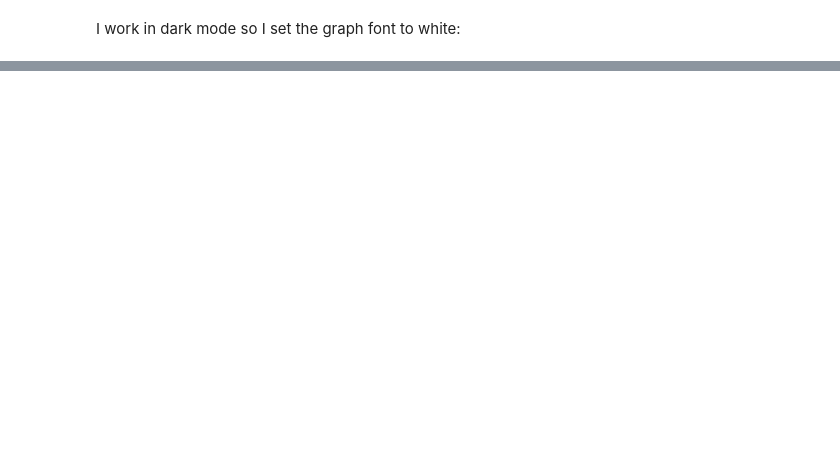
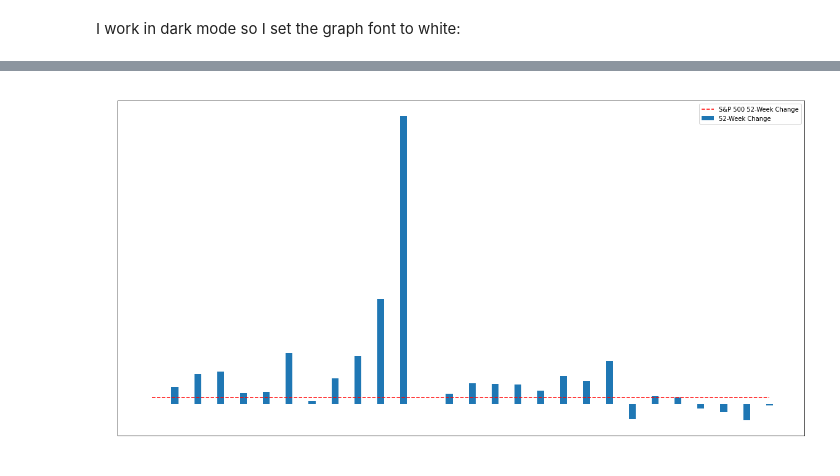
Before and after one commit to tomholmes96/ca-portfolio-opti, a Jupyter notebook: Buffettology.ipynb, the cells around one changed output, grey strips where cells are left out. Drawn from its saved outputs; the diff is of its cells as text; code cells hidden in the pictures; blank space fills up the shorter version.

```diff
--- a/Buffettology.ipynb
+++ b/Buffettology.ipynb
@@ -131,0 +131,34 @@ ax.set_ylabel('Annual Rate of Return');
+# %%
+annual_change = []
+annual_change_sp500 = us_assets[0]['SandP52WeekChange']
+annual_change_sp500_points = [ annual_change_sp500 for p in us_assets + uk_assets ]
+us_annual_change = []
+uk_annual_change = []
+us_annual_change_sp500 = []
+uk_annual_change_sp500 = []
+
+for asset in us_assets:
+    year_change = asset['52WeekChange']
+    us_annual_change += [year_change]
+
+us_stock_count = len(us_assets)
+annual_change += us_annual_change[:us_stock_count]
+
+for asset in uk_assets:
+    year_change = asset['52WeekChange']
+    uk_annual_change += [year_change]
+
+uk_stock_count = len(uk_assets)
+annual_change += uk_annual_change[:uk_stock_count]
+# %%
+plt.figure(figsize=(20,10))
+plt.title('52-Week Change vs S&P 500 52-Week Change', fontdict={'color':'white'})
+ax = plt.subplot()
+w = 0.3
+ax.bar(us_stock_symbols + uk_stock_symbols, annual_change, width=w, align='center')
+ax.plot(annual_change_sp500_points, linestyle='dashed', color='red')
+ax.set_xlabel('Stock')
+ax.set_ylabel('52-week Change')
+plt.legend(['S&P 500 52-Week Change', '52-Week Change']);
+# %% [output]
+[figure, added]
```
Also changed, not shown: parts of 10 cells of this notebook.
